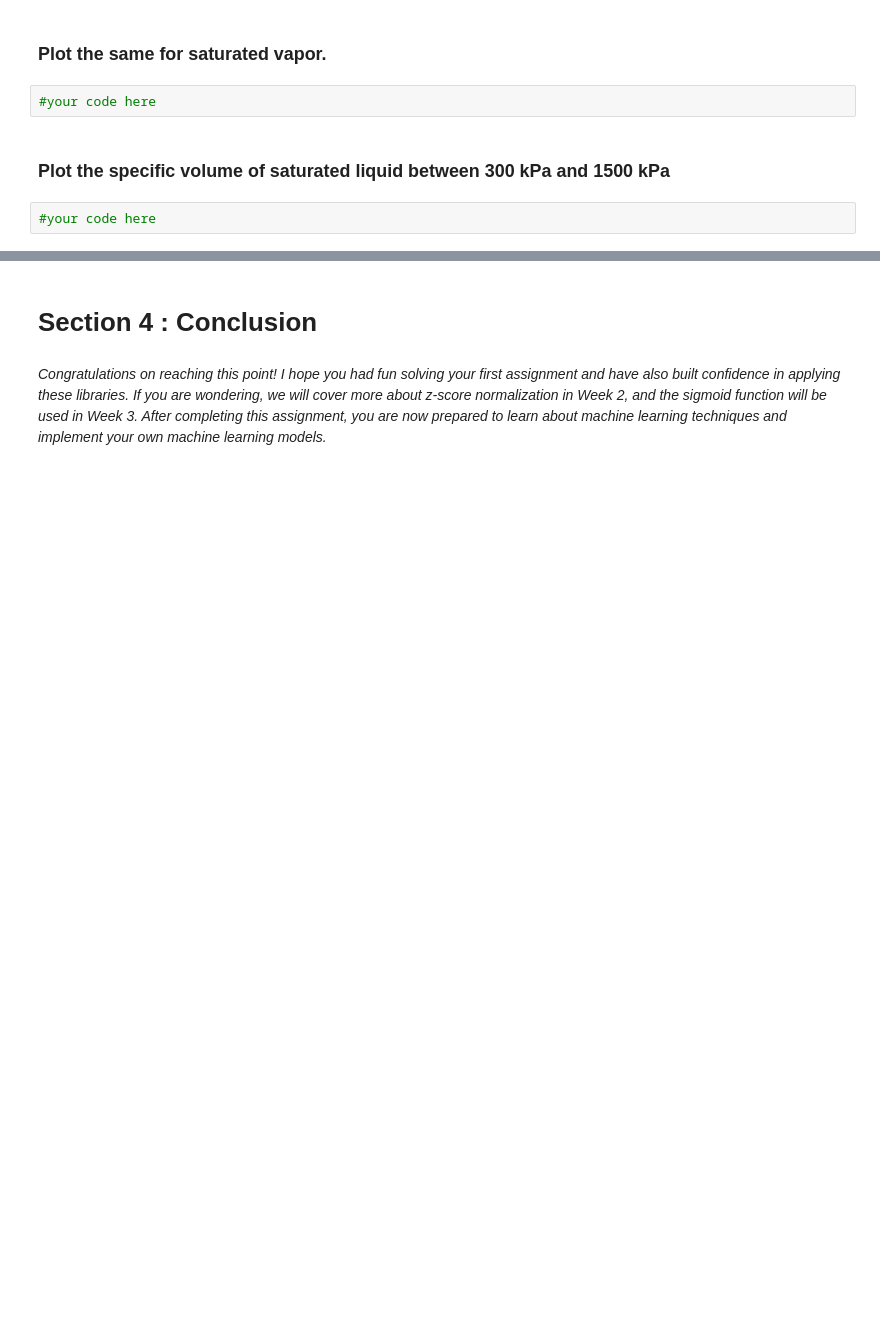
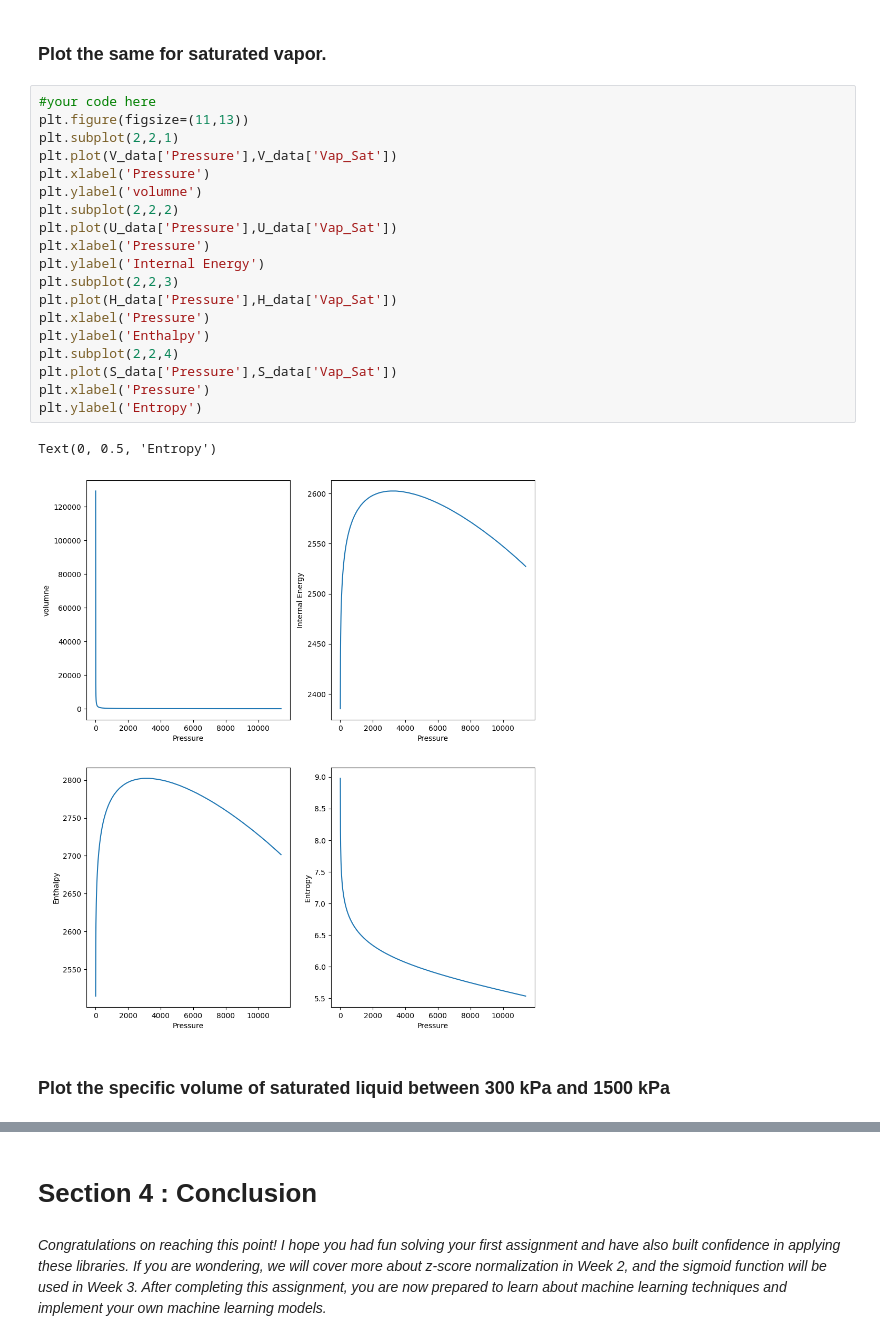
Before and after one commit to shubhtan01/Machine-Learning-with-Python, a Jupyter notebook: Assignments/Assignment 1/Assignment1.ipynb, the cells around one changed output, grey strips where cells are left out. Saved outputs shown, nothing was run; the diff lists cells and outputs as text; blank space fills up the shorter version.

```diff
--- a/Assignments/Assignment 1/Assignment1.ipynb
+++ b/Assignments/Assignment 1/Assignment1.ipynb
@@ -193,8 +350,26 @@ Note:
 # %% [markdown]
 ### Plot the same for saturated vapor.
-# %%
-#your code here
+# %%
+#your code here
+plt.figure(figsize=(11,13))
+plt.subplot(2,2,1)
+plt.plot(V_data['Pressure'],V_data['Vap_Sat'])
+plt.xlabel('Pressure')
+plt.ylabel('volumne')
+plt.subplot(2,2,2)
+plt.plot(U_data['Pressure'],U_data['Vap_Sat'])
+plt.xlabel('Pressure')
+plt.ylabel('Internal Energy')
+plt.subplot(2,2,3)
+plt.plot(H_data['Pressure'],H_data['Vap_Sat'])
+plt.xlabel('Pressure')
+plt.ylabel('Enthalpy')
+plt.subplot(2,2,4)
+plt.plot(S_data['Pressure'],S_data['Vap_Sat'])
+plt.xlabel('Pressure')
+plt.ylabel('Entropy')
+# %% [output]
+Text(0, 0.5, 'Entropy')
+[figure, added]
 # %% [markdown]
 ### Plot the specific volume of saturated liquid between 300 kPa and 1500 kPa
-# %%
-#your code here
```
Also changed, not shown: parts of 33 cells of this notebook.
